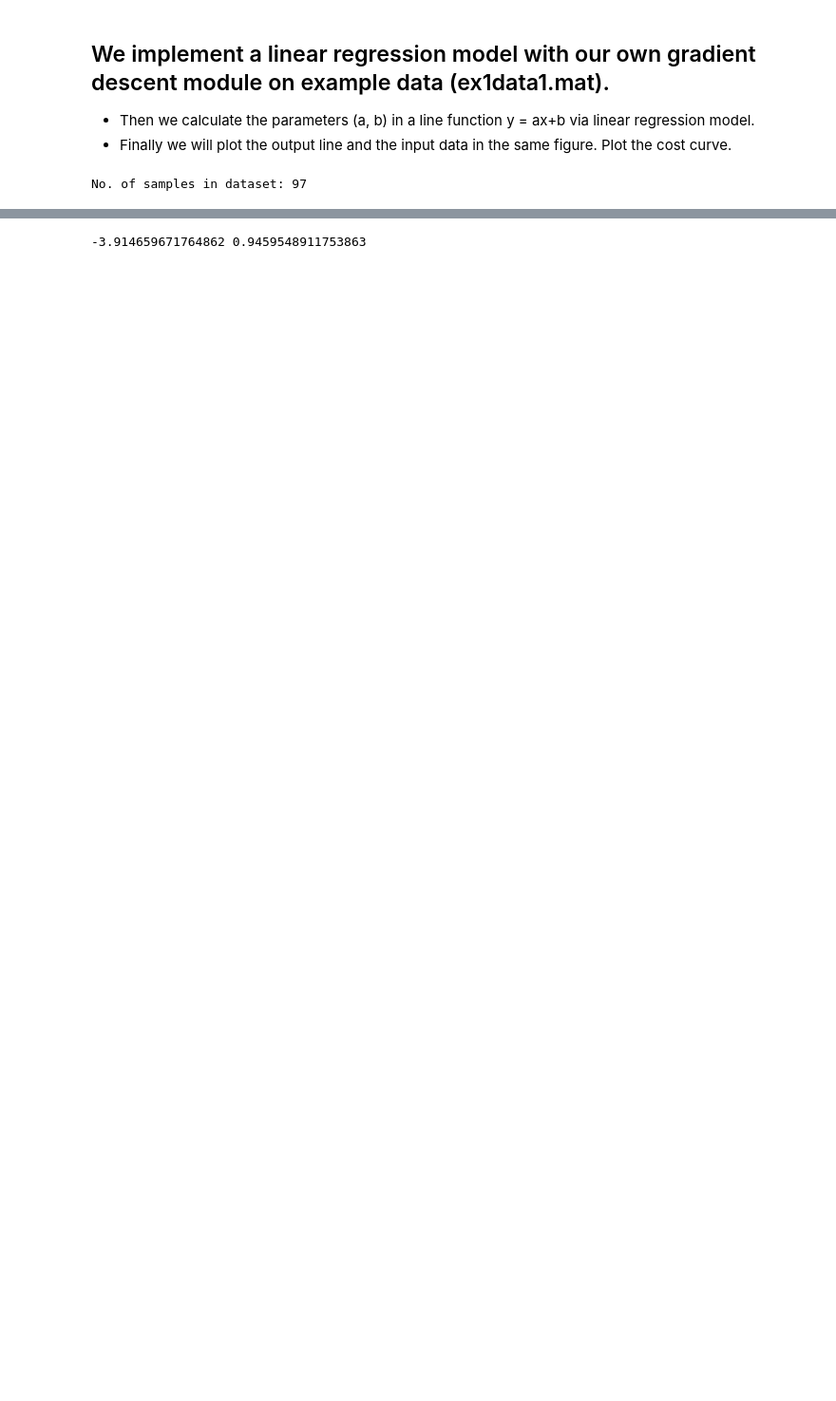
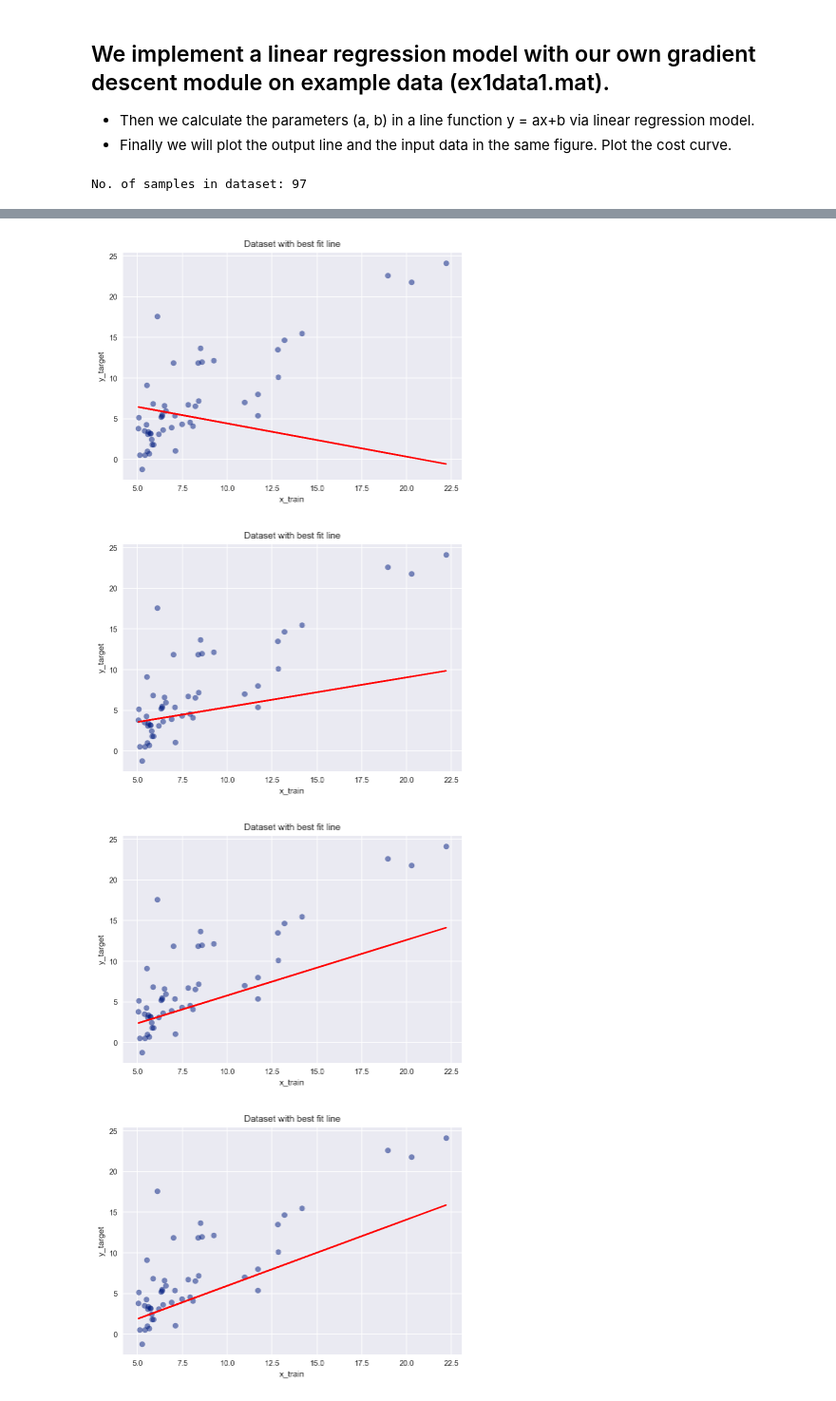
Before and after one commit to SamSamhuns/ml_linear_logistic_regression, a Jupyter notebook: linear_regression.ipynb, the cells around one changed output, grey strips where cells are left out. Shown at 95% size. Cells and saved outputs as stored; diff of their text form; code cells hidden in the pictures; blank space fills up the shorter version.

```diff
--- a/linear_regression.ipynb
+++ b/linear_regression.ipynb
@@ -46,35 +35,0 @@ def mse(y_true, y_pred):
-# %%
-def plotter(x, y, t0, t1):
-    plt.scatter(x, y, alpha=0.5)
-    plt.plot(x, t0 + t1*x, color='b')
-    plt.xlabel('x_train')
-    plt.ylabel('y_target')
-    plt.title("Visualizing the entire dataset with random line")
-    plt.show()
-    time.sleep(1)
-
-def train(x_feat, y_target):
-    learning_rate = 0.005
-    epochs = 500
-    mse_loss = []
-
-    # initialize the two params to some random values
-    theta_0 = np.random.random() * 10
-    theta_1 = np.random.random()
-
-    for epoch in range(epochs):
-        for xf, yt in zip(x_feat, y_target):
-            # Simultaneous update of parameters
-            dm_dt0 = (y_pred(xf, theta_0, theta_1) - yt)
-            dm_dt1 = xf * (y_pred(xf, theta_0, theta_1) - yt)
-            theta_0 -= learning_rate * dm_dt0
-            theta_1 -= learning_rate * dm_dt1
-    #       print(mse(y_target, y_pred(x_feat, theta_0, theta_1)))
-        mse_loss.append(mse(y_target, y_pred(x_feat, theta_0, theta_1)))
-
-        if epoch % 50 == 0:
-            plotter(x_feat, y_target, theta_0, theta_1)
-
-    plt.plot(mse_loss)
-    return ([theta_0, theta_1])
-train(x_feat[:50], y_target[:50])
@@ -94,4 +35,0 @@ train(x_feat[:50], y_target[:50])
-# %%
-print(theta_0, theta_1)
-# %% [output]
--3.914659671764862 0.9459548911753863
@@ -97,0 +95,10 @@ print(theta_0, theta_1)
+# %%
+l1, l2, l3 = LinearRegressModel(), LinearRegressModel(), LinearRegressModel()
+l1.train(X_feat[:50], y_target[:50], 'r')
+l2.train(X_feat[50:], y_target[50:], 'g')
+l3.train(X_feat, y_target, 'b')
+# %% [output]
+[figure, added]
+[figure, added]
+[figure, added]
+[figure, added]
```
Also changed, not shown: parts of 12 cells of this notebook.
